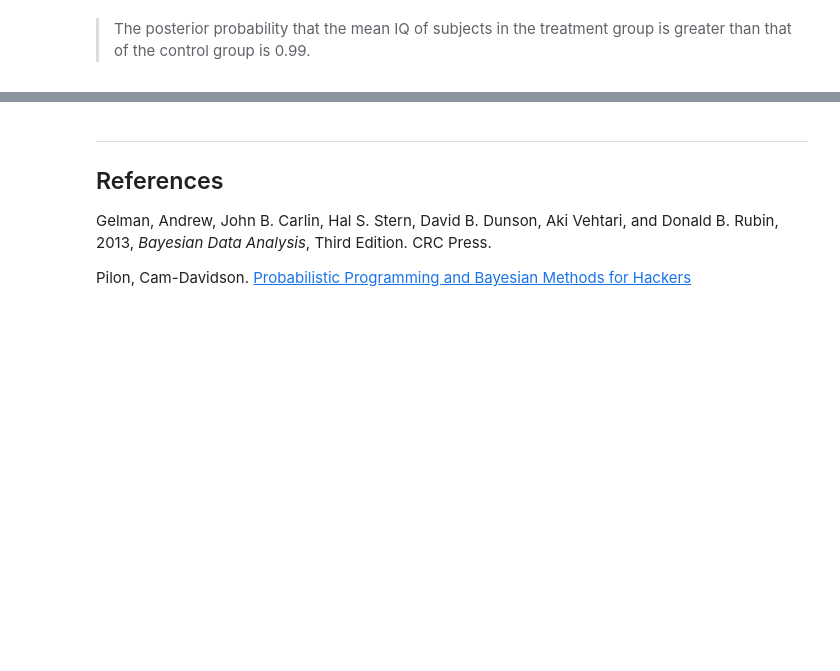
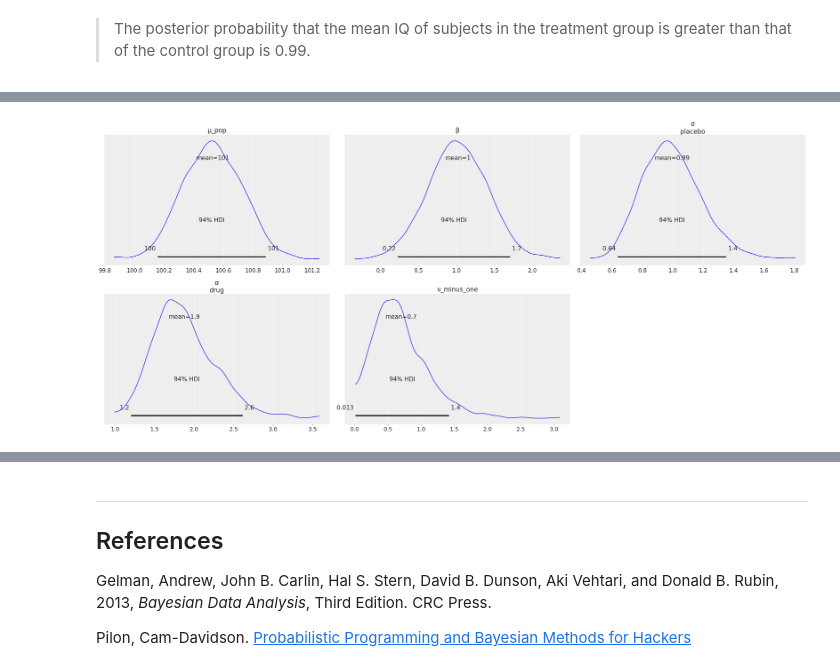
Before and after one commit to pymc-labs/roche-workshop, a Jupyter notebook: notebooks/Section1_Basic_Bayes.ipynb, the cells around one changed output, grey strips where cells are left out. Drawn from its saved outputs; the diff is of its cells as text; code cells hidden in the pictures; blank space fills up the shorter version.

Commit message:
Added a little reformulation as a linear regression

```diff
--- a/notebooks/Section1_Basic_Bayes.ipynb
+++ b/notebooks/Section1_Basic_Bayes.ipynb
@@ -362,0 +382,20 @@ az.plot_posterior(
+# %%
+subject_idx = trial_data.index.to_numpy()
+coords = {"arm": ["placebo", "drug"], "subject_idx": subject_idx}
+
+with pm.Model(coords=coords) as linear_regression:
+    μ_pop = pm.Normal("μ_pop", 100.0, 10.0)
+    β = pm.Normal("β", 0, 5)
+    σ = pm.Exponential("σ", 1.0, dims="arm")
+    ν = pm.Exponential("ν_minus_one", 1 / 29.0) + 1
+    x = pm.Data("x", (trial_data.group == "drug").to_numpy().astype("int"))
+    μ_subject = pm.Deterministic("μ_subject", μ_pop + β * x, dims="subject_idx")
+
+    IQ = pm.StudentT(
+        "IQ", nu=ν, mu=μ_subject, lam=σ[x] ** -2, observed=trial_data.iq, dims="subject_idx"
+    )
+    effect_size = pm.Deterministic(
+        "effect size", β / np.sqrt((σ[0] ** 2 + σ[1] ** 2) / 2)
+    )
+
+pm.model_to_graphviz(linear_regression)
@@ -362,0 +404,5 @@ az.plot_posterior(
+# %%
+with linear_regression:
+    linear_regression_trace = pm.sample(
+        tune=2000, random_seed=RANDOM_SEED, return_inferencedata=True
+    )
@@ -362,0 +417,4 @@ az.plot_posterior(
+# %%
+az.plot_posterior(linear_regression_trace, var_names=["~μ_subject", "~effect size"]);
+# %% [output]
+[figure, added]
```
Also changed, not shown: parts of 10 cells of this notebook.
